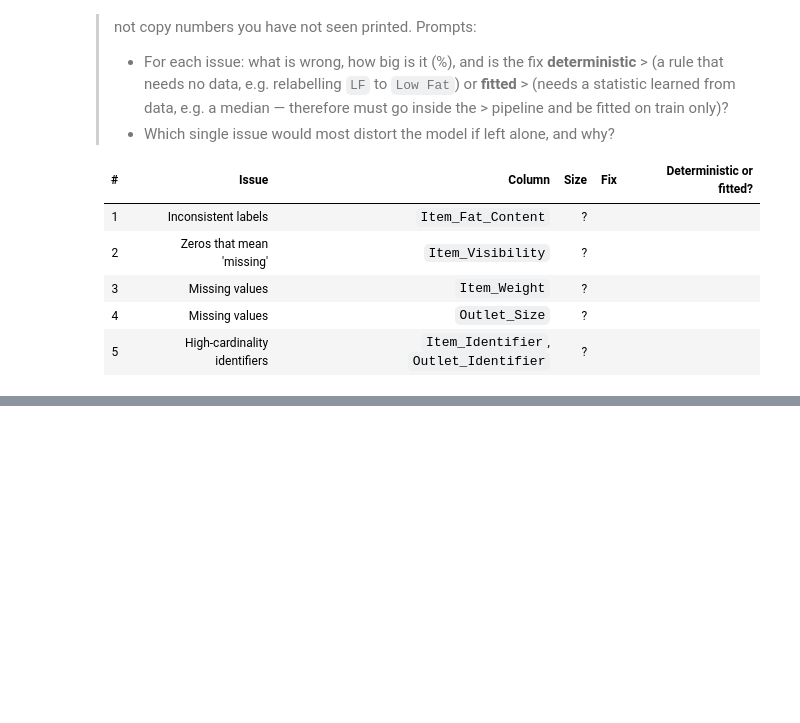
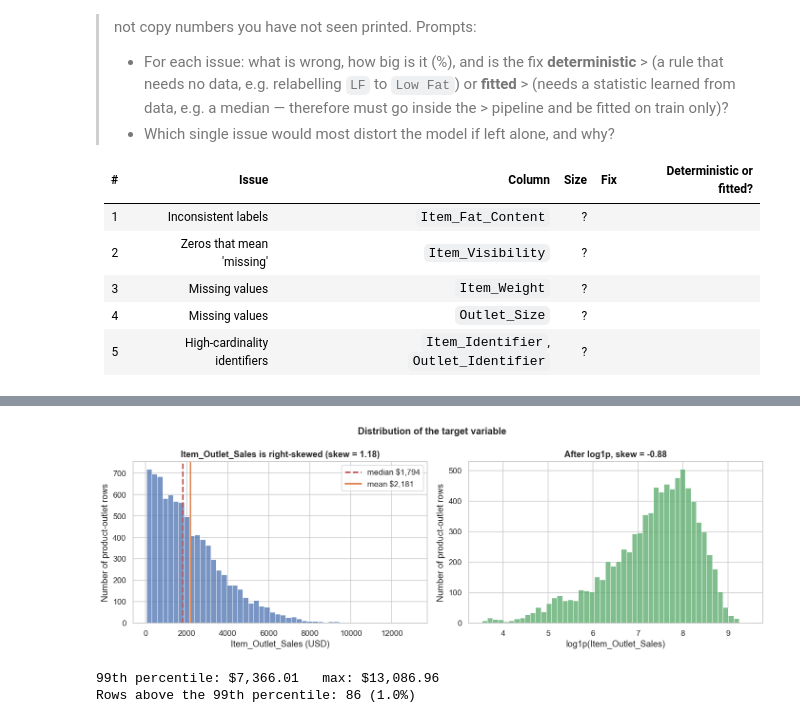
Before and after one commit to marcusteoh/bigmart-sales-forecaster, a Jupyter notebook: BigMart_Sales_Prediction.ipynb, the cells around one changed output, grey strips where cells are left out. Cells and saved outputs as stored; diff of their text form; code cells hidden in the pictures; blank space fills up the shorter version.

```diff
--- a/BigMart_Sales_Prediction.ipynb
+++ b/BigMart_Sales_Prediction.ipynb
@@ -349,0 +360,34 @@ Max distinct weights recorded for any one product : 1 (1 = weight is a stable pr
+# %%
+## Understanding distribution of target
+
+fig, axes = plt.subplots(1, 2, figsize=(13, 4.5))
+
+# Left: raw target. Right: log1p, to check whether the skew is a simple scale effect.
+sns.histplot(df['Item_Outlet_Sales'], bins=50, ax=axes[0], color='#4C72B0')
+axes[0].axvline(df['Item_Outlet_Sales'].median(), color='#C44E52', ls='--', lw=2,
+                label=f"median ${df['Item_Outlet_Sales'].median():,.0f}")
+axes[0].axvline(df['Item_Outlet_Sales'].mean(), color='#DD8452', ls='-', lw=2,
+                label=f"mean ${df['Item_Outlet_Sales'].mean():,.0f}")
+axes[0].set_title(f"Item_Outlet_Sales is right-skewed (skew = {df['Item_Outlet_Sales'].skew():.2f})")
+axes[0].set_xlabel('Item_Outlet_Sales (USD)')
+axes[0].set_ylabel('Number of product-outlet rows')
+axes[0].legend()
+
+sns.histplot(np.log1p(df['Item_Outlet_Sales']), bins=50, ax=axes[1], color='#55A868')
+axes[1].set_title(f"After log1p, skew = {np.log1p(df['Item_Outlet_Sales']).skew():.2f}")
+axes[1].set_xlabel('log1p(Item_Outlet_Sales)')
+axes[1].set_ylabel('Number of product-outlet rows')
+
+fig.suptitle('Distribution of the target variable', fontsize=13, fontweight='bold')
+plt.tight_layout()
+plt.show()
+
+# Quantify the tail rather than eyeballing it - needed to argue about outliers.
+q99 = df['Item_Outlet_Sales'].quantile(0.99)
+print(f"99th percentile: ${q99:,.2f}   max: ${df['Item_Outlet_Sales'].max():,.2f}")
+print(f"Rows above the 99th percentile: {(df['Item_Outlet_Sales'] > q99).sum()} "
+      f"({(df['Item_Outlet_Sales'] > q99).mean() * 100:.1f}%)")
+# %% [output]
+[figure, added]
+99th percentile: $7,366.01   max: $13,086.96
+Rows above the 99th percentile: 86 (1.0%)
```
Also changed, not shown: parts of 16 cells of this notebook.
